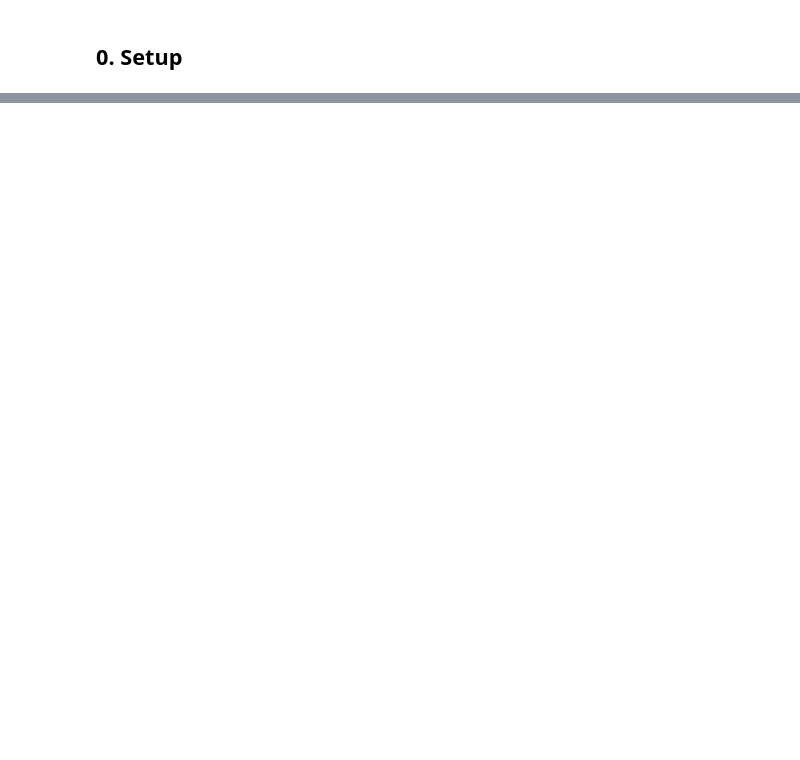
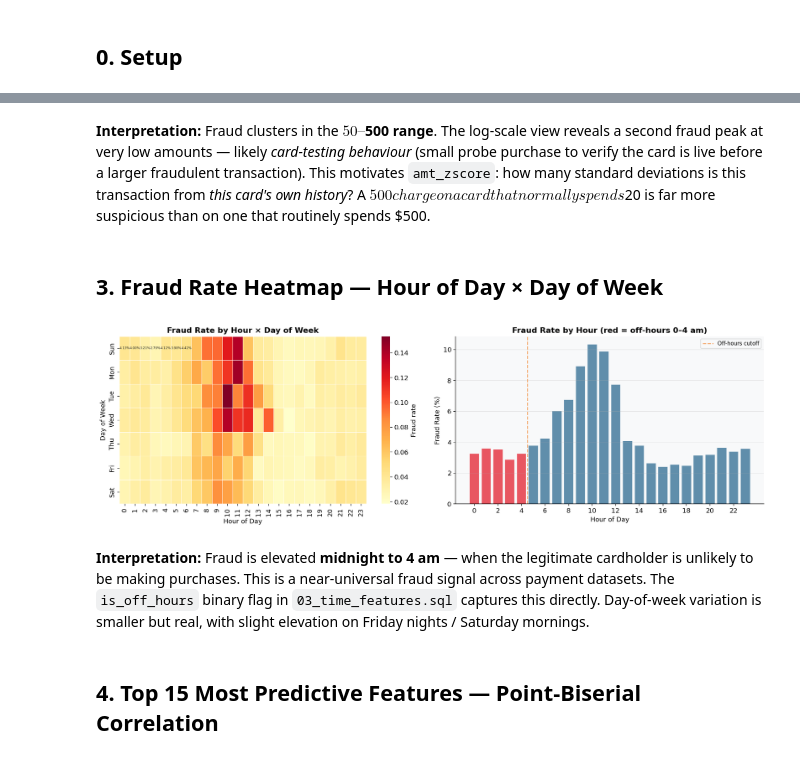
Before and after one commit to semerciogluemre/financial-anomaly-detection, a Jupyter notebook: fraud-detection/notebooks/eda.ipynb, the cells around one changed output, grey strips where cells are left out. Drawn from its saved outputs; the diff is of its cells as text; code cells hidden in the pictures; blank space fills up the shorter version.

```diff
--- a/fraud-detection/notebooks/eda.ipynb
+++ b/fraud-detection/notebooks/eda.ipynb
@@ -480,0 +120,51 @@ These findings directly informed every modelling decision in the pipeline.
+# %% [markdown]
+**Interpretation:** Fraud clusters in the **$50–$500 range**. The log-scale view reveals a
+second fraud peak at very low amounts — likely *card-testing behaviour* (small probe purchase to
+verify the card is live before a larger fraudulent transaction). This motivates `amt_zscore`:
+how many standard deviations is this transaction from *this card's own history*?
+A $500 charge on a card that normally spends $20 is far more suspicious than on one that routinely spends $500.
+# %% [markdown]
+## 3. Fraud Rate Heatmap — Hour of Day × Day of Week
+# %%
+
+REF = 1512009600  # 2017-11-30 00:00 UTC
+t = sql('SELECT TransactionDT, isFraud FROM transactions WHERE TransactionDT IS NOT NULL')
+t['hour'] = ((t.TransactionDT + REF) % 86400 // 3600).astype(int)
+t['dow']  = ((t.TransactionDT + REF) // 86400 % 7).astype(int)
+
+pivot = t.groupby(['dow','hour'])['isFraud'].mean().unstack()
+pivot.index = ['Sun','Mon','Tue','Wed','Thu','Fri','Sat']
+
+fig, axes = plt.subplots(1, 2, figsize=(16, 5))
+
+sns.heatmap(pivot, ax=axes[0], cmap='YlOrRd', fmt='.2%',
+            annot=True, annot_kws={'size': 5.5},
+            linewidths=0.3, cbar_kws={'label': 'Fraud rate'})
+axes[0].set_title('Fraud Rate by Hour × Day of Week', fontweight='bold')
+axes[0].set_xlabel('Hour of Day')
+axes[0].set_ylabel('Day of Week')
+
+hour_rate = t.groupby('hour')['isFraud'].mean().reset_index()
+axes[1].bar(hour_rate.hour, hour_rate.isFraud * 100,
+            color=['#E63946' if h <= 4 else '#457B9D' for h in hour_rate.hour],
+            edgecolor='white', linewidth=0.3, alpha=0.85)
+axes[1].axvline(4.5, color='#F4A261', linestyle='--', linewidth=1.5, label='Off-hours cutoff')
+axes[1].set_xlabel('Hour of Day')
+axes[1].set_ylabel('Fraud Rate (%)')
+axes[1].set_title('Fraud Rate by Hour (red = off-hours 0–4 am)', fontweight='bold')
+axes[1].set_xticks(range(0, 24, 2))
+axes[1].legend(fontsize=9)
+axes[1].grid(True, axis='y', alpha=0.3)
+
+plt.tight_layout()
+plt.savefig('../outputs/eda_time_heatmap.png', bbox_inches='tight')
+plt.show()
+# %% [output]
+[figure, added]
+# %% [markdown]
+**Interpretation:** Fraud is elevated **midnight to 4 am** — when the legitimate cardholder is
+unlikely to be making purchases. This is a near-universal fraud signal across payment datasets.
+The `is_off_hours` binary flag in `03_time_features.sql` captures this directly.
+Day-of-week variation is smaller but real, with slight elevation on Friday nights / Saturday mornings.
+# %% [markdown]
+## 4. Top 15 Most Predictive Features — Point-Biserial Correlation
```
Also changed, not shown: parts of 46 cells of this notebook, 8 other files.
